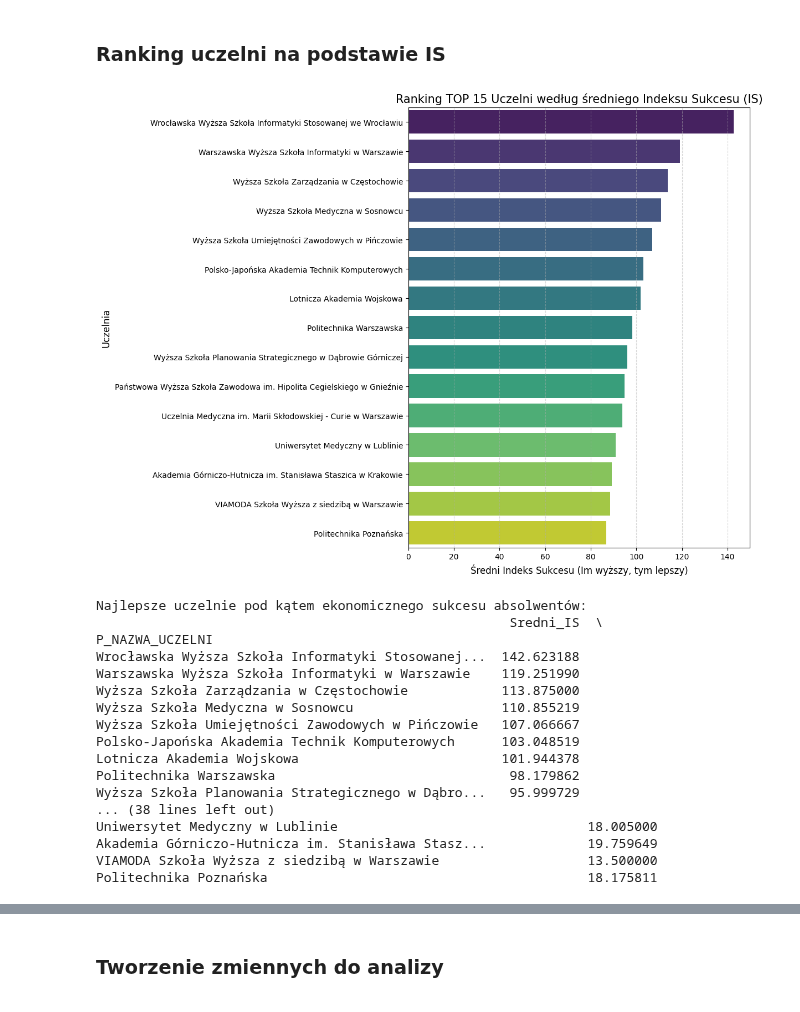
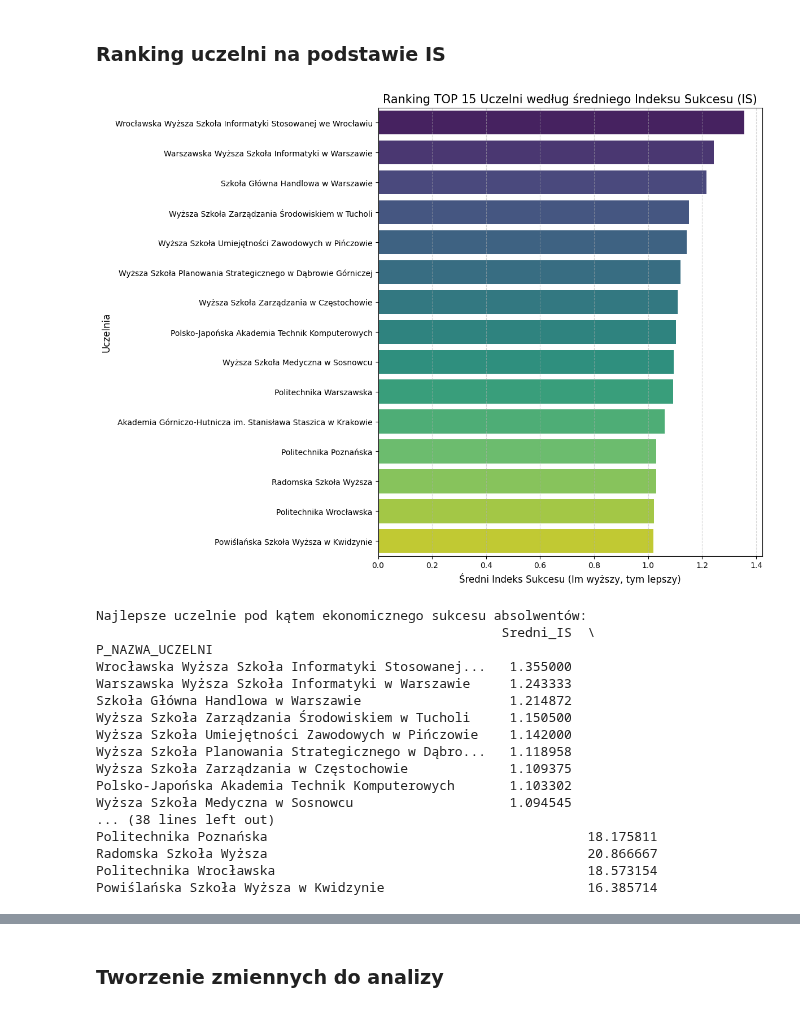
Before and after one commit to miriam265/Analiza-danych-w-R-i-Python, a Jupyter notebook: projekt_finalny.ipynb, the cells around one changed output, grey strips where cells are left out. Saved outputs shown, nothing was run; the diff lists cells and outputs as text; code cells hidden in the pictures.

```diff
--- a/projekt_finalny.ipynb
+++ b/projekt_finalny.ipynb
@@ -788,9 +823,16 @@ features = [
 ]
 
 # 2. Przygotowanie danych i celu (Target)
-# Obliczamy Indeks Sukcesu dla 5. roku (P5) dla grupy z doświadczeniem
-df_orig['IS_TARGET'] = pd.to_numeric(df_orig['P_WWZ_DOSW_P5'], errors='coerce') / \
-                  pd.to_numeric(df_orig['P_WWB_DOSW_P5'] + epsilon, errors='coerce')
+# Obliczamy Indeks Sukcesu dla 5. roku (P5) dla grupy z doświadczeniem – wariant addytywny
+
+wwz_p5 = pd.to_numeric(df_orig['P_WWZ_DOSW_P5'], errors='coerce')
+wwb_p5 = pd.to_numeric(df_orig['P_WWB_DOSW_P5'], errors='coerce')
+
+# Odwrócony WWB: im niższe bezrobocie, tym wyższa wartość
+wwb_rev_p5 = 1 - wwb_p5
+
+# IS_TARGET = średnia z WWZ i odwróconego WWB (równe wagi 0.5 / 0.5)
+df_orig['IS_TARGET'] = 0.5 * wwz_p5 + 0.5 * wwb_rev_p5
 
 # Wybieramy dane i usuwamy wiersze, gdzie nie udało się obliczyć indeksu
 df_model = df_orig[features + ['IS_TARGET']].dropna(subset=['IS_TARGET'])
@@ -879,8 +921,13 @@ for col in numerical_cols:
     df_v4[col] = pd.to_numeric(df_v4[col], errors='coerce')
 
 wwz = pd.to_numeric(df_v4['P_WWZ_DOSW_P5'], errors='coerce')
-wwb = pd.to_numeric(df_v4['P_WWB_DOSW_P5'], errors='coerce') + epsilon
-df_v4['IS_TARGET'] = np.log(wwz / wwb)  # Log ratio
+wwb = pd.to_numeric(df_v4['P_WWB_DOSW_P5'], errors='coerce')
+
+# Odwrócony WWB: im niższe bezrobocie, tym wyższa wartość
+wwb_rev = 1 - wwb
+
+# Indeks Sukcesu – wariant addytywny (średnia WWZ i odwróconego WWB)
+df_v4['IS_TARGET'] = 0.5 * wwz + 0.5 * wwb_rev
 
 df_clean = df_v4[categorical_cols + numerical_cols + ['IS_TARGET']].dropna()
 
@@ -1015,9 +1061,15 @@ df_ana = df_orig.copy()
 for col in numerical_features:
     df_ana[col] = pd.to_numeric(df_ana[col], errors='coerce')
 
-# Obliczamy Indeks Sukcesu (IS)
-df_ana['IS_TARGET'] = pd.to_numeric(df_ana['P_WWZ_DOSW_P5'], errors='coerce') / \
-                       pd.to_numeric(df_ana['P_WWB_DOSW_P5'] + epsilon, errors='coerce')
+# Obliczamy Indeks Sukcesu (IS) – wariant addytywny
+wwz = pd.to_numeric(df_ana['P_WWZ_DOSW_P5'], errors='coerce')
+wwb = pd.to_numeric(df_ana['P_WWB_DOSW_P5'], errors='coerce')
+
+# Odwrócone bezrobocie: im niższy WWB, tym wyższa wartość
+wwb_rev = 1 - wwb
+
+# IS = średnia z WWZ i odwróconego WWB (równe wagi 0.5 / 0.5)
+df_ana['IS_TARGET'] = 0.5 * wwz + 0.5 * wwb_rev
 
 # KLUCZOWY MOMENT: Wybieramy kolumny do analizy, w tym P_NAZWA_UCZELNI
 cols_to_keep = categorical_features + numerical_features + ['IS_TARGET', uczelnia_col]
@@ -1032,51 +1084,51 @@ ranking_uczelni = df_final_ana.groupby(uczelnia_col).agg({
 
 # Zmiana nazw kolumn na płaskie
 ranking_uczelni.columns = ['Sredni_IS', 'Odchylenie_IS', 'Liczba_Kierunkow', 'Srednia_Praca_Studia', 'Srednia_Samozatrudnienie']
 
 # 4. Filtrowanie - minimum 5 kierunków dla wiarygodności
 ranking_filtered = ranking_uczelni[ranking_uczelni['Liczba_Kierunkow'] >= 5].sort_values('Sredni_IS', ascending=False)
 
 # 5. Wizualizacja TOP 15
 plt.figure(figsize=(12, 9))
 top_15 = ranking_filtered.head(15)
 
 sns.barplot(
     x=top_15['Sredni_IS'],
     y=top_15.index,
     hue=top_15.index,
     palette='viridis',
     legend=False
 )
 
 plt.title('Ranking TOP 15 Uczelni według średniego Indeksu Sukcesu (IS)', fontsize=15)
 plt.xlabel('Średni Indeks Sukcesu (Im wyższy, tym lepszy)', fontsize=12)
 plt.ylabel('Uczelnia', fontsize=12)
 plt.grid(axis='x', linestyle='--', alpha=0.5)
 plt.tight_layout()
 plt.show()
 
 # Wyświetlenie tabeli wynikowej
 print("Najlepsze uczelnie pod kątem ekonomicznego sukcesu absolwentów:")
 print(ranking_filtered[['Sredni_IS', 'Liczba_Kierunkow', 'Srednia_Praca_Studia']].head(15))
 # %% [output]
-[figure, old version]
+[figure, new version]
 Najlepsze uczelnie pod kątem ekonomicznego sukcesu absolwentów:
-                                                     Sredni_IS  \
+                                                    Sredni_IS  \
 P_NAZWA_UCZELNI
-Wrocławska Wyższa Szkoła Informatyki Stosowanej...  142.623188
-Warszawska Wyższa Szkoła Informatyki w Warszawie    119.251990
-Wyższa Szkoła Zarządzania w Częstochowie            113.875000
-Wyższa Szkoła Medyczna w Sosnowcu                   110.855219
-Wyższa Szkoła Umiejętności Zawodowych w Pińczowie   107.066667
-Polsko-Japońska Akademia Technik Komputerowych      103.048519
-Lotnicza Akademia Wojskowa                          101.944378
-Politechnika Warszawska                              98.179862
-Wyższa Szkoła Planowania Strategicznego w Dąbro...   95.999729
+Wrocławska Wyższa Szkoła Informatyki Stosowanej...   1.355000
+Warszawska Wyższa Szkoła Informatyki w Warszawie     1.243333
+Szkoła Główna Handlowa w Warszawie                   1.214872
+Wyższa Szkoła Zarządzania Środowiskiem w Tucholi     1.150500
+Wyższa Szkoła Umiejętności Zawodowych w Pińczowie    1.142000
+Wyższa Szkoła Planowania Strategicznego w Dąbro...   1.118958
+Wyższa Szkoła Zarządzania w Częstochowie             1.109375
+Polsko-Japońska Akademia Technik Komputerowych       1.103302
+Wyższa Szkoła Medyczna w Sosnowcu                    1.094545
 ... (38 lines left out)
-Uniwersytet Medyczny w Lublinie                                18.005000
-Akademia Górniczo-Hutnicza im. Stanisława Stasz...             19.759649
-VIAMODA Szkoła Wyższa z siedzibą w Warszawie                   13.500000
 Politechnika Poznańska                                         18.175811
+Radomska Szkoła Wyższa                                         20.866667
+Politechnika Wrocławska                                        18.573154
+Powiślańska Szkoła Wyższa w Kwidzynie                          16.385714
 # %% [markdown]
 *Interpretacje*
 
```
Also changed, not shown: parts of 20 cells of this notebook.
